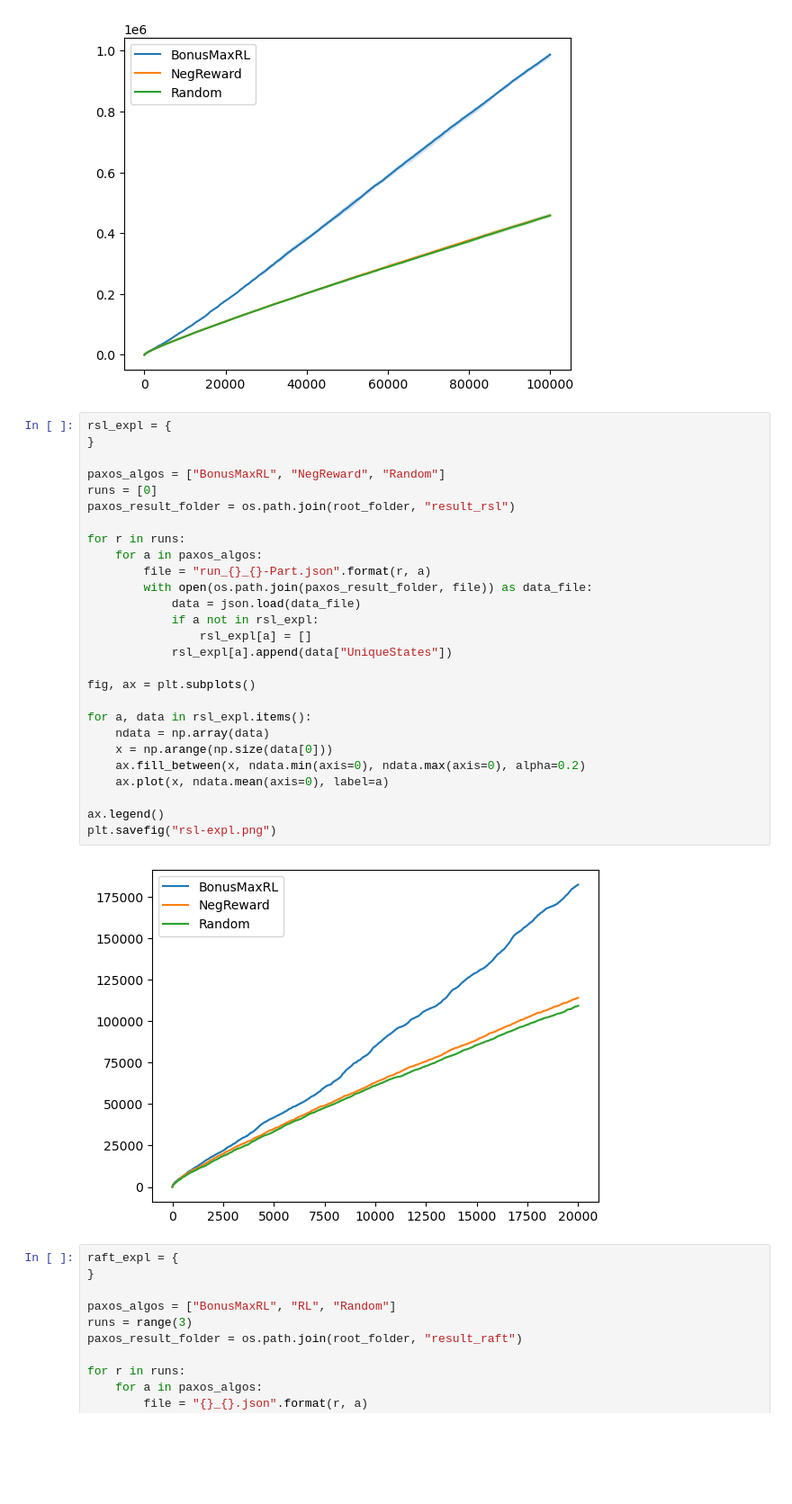
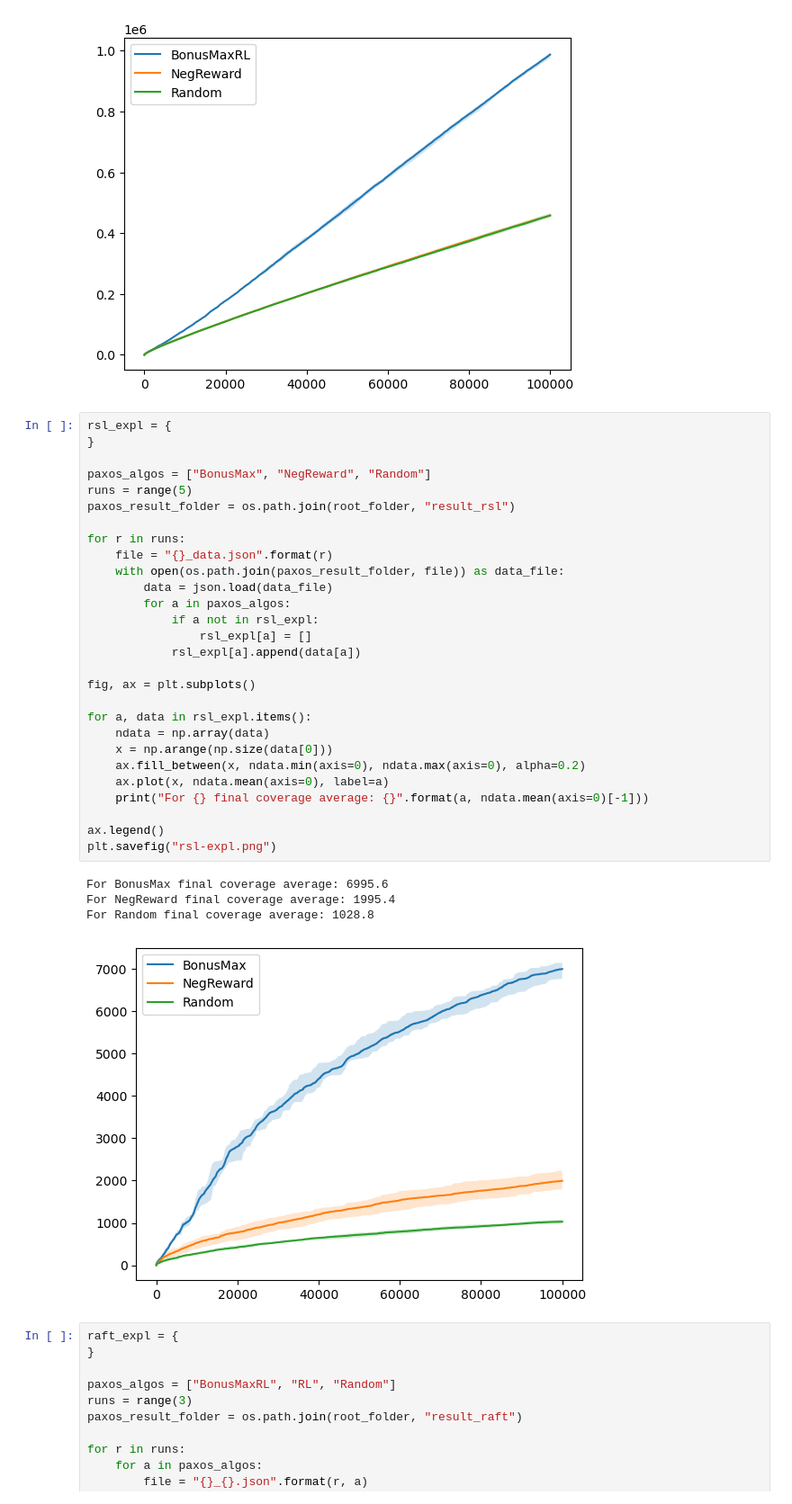
Before and after one commit to zeu5/raft-rl-test, a Jupyter notebook: scripts/graphs/plotter.ipynb, the cells around one changed output. Shown at 90% size. Cells and saved outputs as stored; diff of their text form; blank space fills up the shorter version.

```diff
--- a/scripts/graphs/plotter.ipynb
+++ b/scripts/graphs/plotter.ipynb
@@ -37,32 +37,36 @@ plt.show()
 # %%
 rsl_expl = {
 }
 
-paxos_algos = ["BonusMaxRL", "NegReward", "Random"]
-runs = [0]
+paxos_algos = ["BonusMax", "NegReward", "Random"]
+runs = range(5)
 paxos_result_folder = os.path.join(root_folder, "result_rsl")
 
 for r in runs:
-    for a in paxos_algos:
-        file = "run_{}_{}-Part.json".format(r, a)
-        with open(os.path.join(paxos_result_folder, file)) as data_file:
-            data = json.load(data_file)
+    file = "{}_data.json".format(r)
+    with open(os.path.join(paxos_result_folder, file)) as data_file:
+        data = json.load(data_file)
+        for a in paxos_algos:
             if a not in rsl_expl:
                 rsl_expl[a] = []
-            rsl_expl[a].append(data["UniqueStates"])
+            rsl_expl[a].append(data[a])
 
 fig, ax = plt.subplots()
 
 for a, data in rsl_expl.items():
     ndata = np.array(data)
     x = np.arange(np.size(data[0]))
     ax.fill_between(x, ndata.min(axis=0), ndata.max(axis=0), alpha=0.2)
     ax.plot(x, ndata.mean(axis=0), label=a)
+    print("For {} final coverage average: {}".format(a, ndata.mean(axis=0)[-1]))
 
 ax.legend()
 plt.savefig("rsl-expl.png")
 # %% [output]
+For BonusMax final coverage average: 6995.6
+For NegReward final coverage average: 1995.4
+For Random final coverage average: 1028.8
-[figure, old version]
+[figure, new version]
 # %%
 raft_expl = {
 }
```
Also changed, not shown: parts of 1 cell of this notebook, 3 other files.
